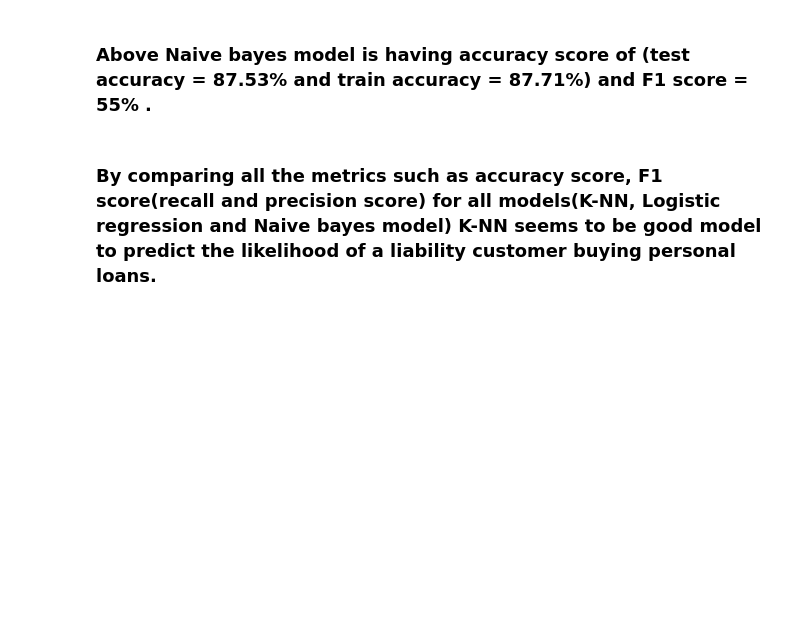
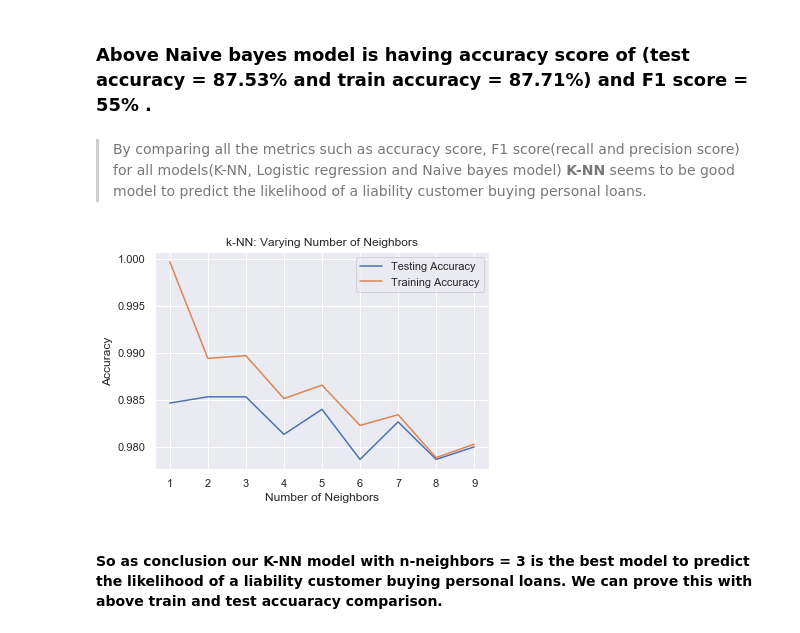
Before and after one commit to GreatLearningAIML1/pune-july19-batch-meet9426, a Jupyter notebook: Supervised_Learning_R3_Project1_Thera_Bank.ipynb, the cells around one changed output. Cells and saved outputs as stored; diff of their text form; code cells hidden in the pictures; blank space fills up the shorter version.

```diff
--- a/Supervised_Learning_R3_Project1_Thera_Bank.ipynb
+++ b/Supervised_Learning_R3_Project1_Thera_Bank.ipynb
@@ -542,4 +546,38 @@ Precision Score :  0.44664031620553357
 # %% [markdown]
 ### Above Naive bayes model is having accuracy score of (test accuracy = 87.53% and train accuracy = 87.71%) and F1 score = 55% .
 # %% [markdown]
-### By comparing all the metrics such as accuracy score, F1 score(recall and precision score) for all models(K-NN, Logistic regression and Naive bayes model) **K-NN** seems to be good model to predict the likelihood of a liability customer buying personal loans.
+> By comparing all the metrics such as accuracy score, F1 score(recall and precision score) for all models(K-NN, Logistic regression and Naive bayes model) **K-NN** seems to be good model to predict the likelihood of a liability customer buying personal loans.
+# %%
+neighbors = np.arange(1, 10)
+train_accuracy_plot = np.empty(len(neighbors))
+test_accuracy_plot = np.empty(len(neighbors))
+X=loan[['Income', 'Family', 'CCAvg', 'Education', 'Dependency', 'Bal']]
+y=loan['Personal Loan']
+# Loop over different values of k
+for i, k in enumerate(neighbors):
+    train = []
+    test = []
+    X_train, X_test, y_train, y_test = train_test_split(X, y, test_size=0.30,random_state=11)
+    sc=StandardScaler()
+    scaledX_train = sc.fit_transform(X_train)
+    scaledX_test = sc.transform(X_test)
+    knn = KNeighborsClassifier(n_neighbors=k)
+    knn.fit(scaledX_train,y_train)
+    train.append(knn.score(scaledX_train,y_train))
+    test.append(knn.score(scaledX_test,y_test))
+    #Compute accuracy on the training set
+    train_accuracy_plot[i] = np.mean(train)
+    #Compute accuracy on the testing set
+    test_accuracy_plot[i] = np.mean(test)
+# Generate plot
+plt.title('k-NN: Varying Number of Neighbors')
+plt.plot(neighbors, test_accuracy_plot, label = 'Testing Accuracy')
+plt.plot(neighbors, train_accuracy_plot, label = 'Training Accuracy')
+plt.legend()
+plt.xlabel('Number of Neighbors')
+plt.ylabel('Accuracy')
+plt.show()
+# %% [output]
+[figure, added]
+# %% [markdown]
+#### So as conclusion our K-NN model with n-neighbors = 3 is the best model to predict the likelihood of a liability customer buying personal loans. We can prove this with above train and test accuaracy comparison.
```
Also changed, not shown: parts of 5 cells of this notebook.
